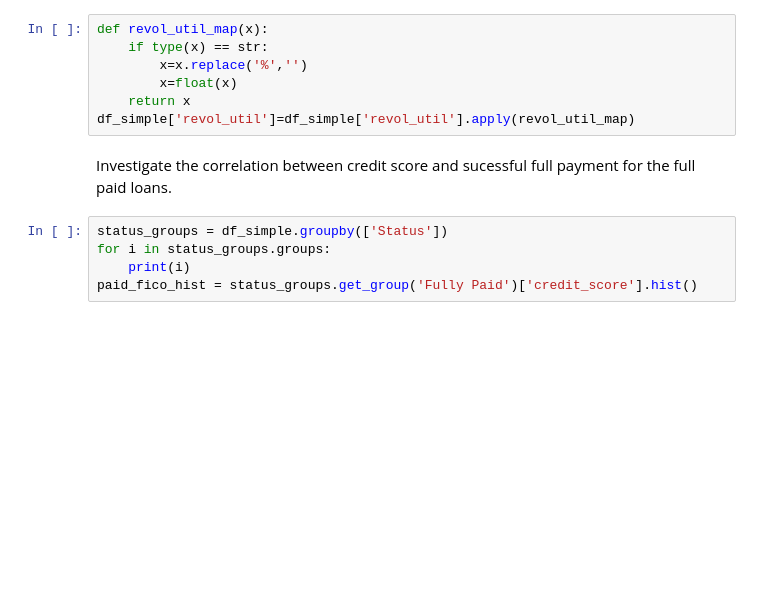
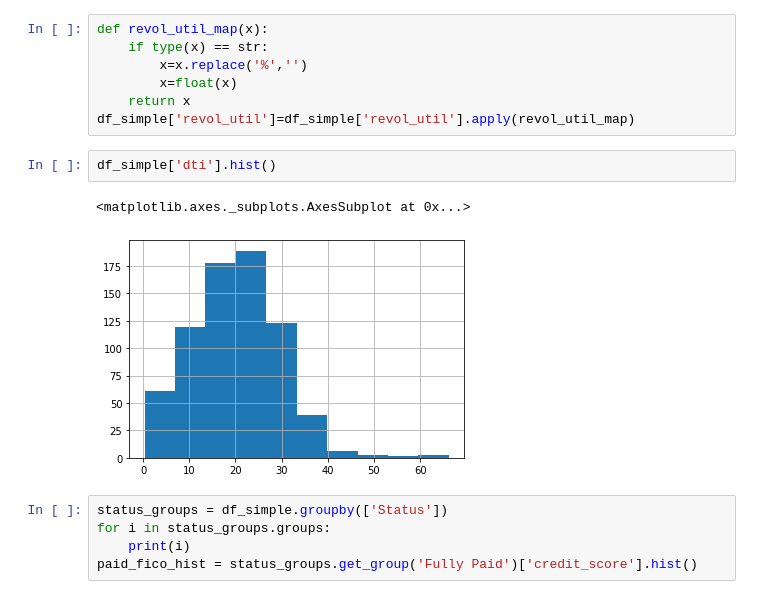
Before and after one commit to FrancescoVassalli/LendingClub, a Jupyter notebook: lendingclub1.ipynb, the cells around one changed output. Saved outputs shown, nothing was run; the diff lists cells and outputs as text; blank space fills up the shorter version.

```diff
--- a/lendingclub1.ipynb
+++ b/lendingclub1.ipynb
@@ -153,8 +153,11 @@ def revol_util_map(x):
         x=float(x)
     return x
 df_simple['revol_util']=df_simple['revol_util'].apply(revol_util_map)
-# %% [markdown]
-Investigate the correlation between credit score and sucessful full payment for the full paid loans.
+# %%
+df_simple['dti'].hist()
+# %% [output]
+<matplotlib.axes._subplots.AxesSubplot at 0x...>
+[figure, added]
 # %%
 status_groups = df_simple.groupby(['Status'])
 for i in status_groups.groups:
```
Also changed, not shown: parts of 13 cells of this notebook, 3 other files.
